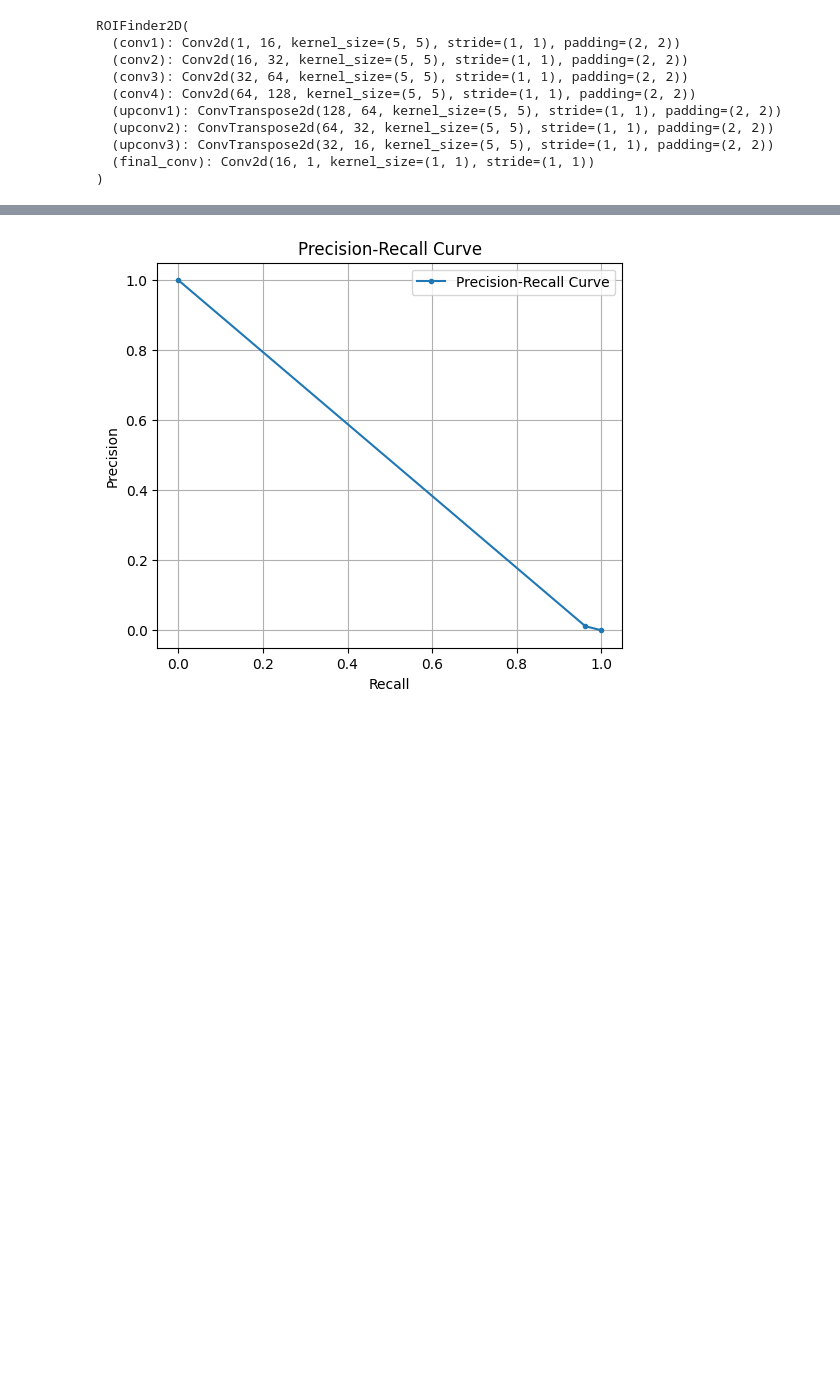
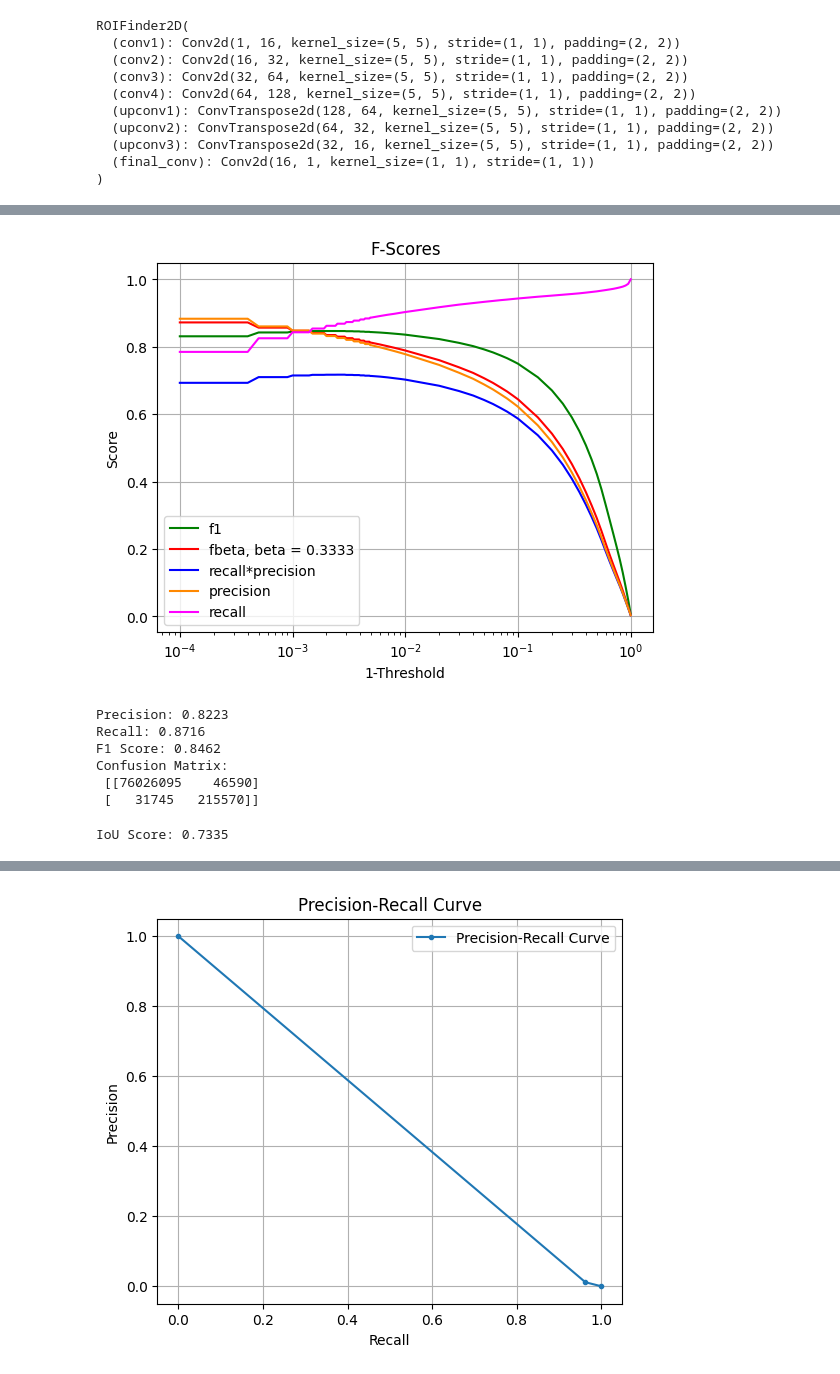
Before and after one commit to mking99456/Ar39-CNN, a Jupyter notebook: Training_Notebook_2DCNN.ipynb, the cells around one changed output, grey strips where cells are left out. Saved outputs shown, nothing was run; the diff lists cells and outputs as text; code cells hidden in the pictures; blank space fills up the shorter version.

Commit message:
2D CNN has 85% efficiency and purity, Threshold Selection still 1D.

```diff
--- a/Training_Notebook_2DCNN.ipynb
+++ b/Training_Notebook_2DCNN.ipynb
@@ -466,12 +500,12 @@ Checkpoint saved at epoch 30
 #roi_finder.eval()
 #model.eval()
 
-save_dir = "/scratch/7DayLifetime/mking/03_25_2025_3/"
+save_dir = "/scratch/7DayLifetime/mking/04_04_2025_3/"
 checkpoint_path = save_dir+"roi_finder_checkpoint"
 checkpoint_path_extension=".pth"
 
 if os.path.exists(checkpoint_path + checkpoint_path_extension):
-    checkpoint = torch.load(checkpoint_path+"_30"+checkpoint_path_extension)
+    checkpoint = torch.load(checkpoint_path+"_min"+checkpoint_path_extension)
     model.load_state_dict(checkpoint['model_state_dict'])
 
 roi_finder = model
@@ -636,10 +669,12 @@ for threshold in thresholds:
 # %%
 precisions = np.array(precisions)
 recalls = np.array(recalls)
+f1s = np.array(f1s)
+fbetas = np.array(fbetas)
 
 #Save threshold,recall,precision in a CSV
-table=np.column_stack((thresholds,recalls,precisions))
-np.savetxt(save_dir+"ROC_curve.csv", table, delimiter=',', header="Threshold,Recall,Precision", comments="")
+table=np.column_stack((thresholds,recalls,precisions,f1s,fbetas))
+np.savetxt(save_dir+"ROC_curve.csv", table, delimiter=',', header="Threshold,Recall,Precision,F1,Fbeta", comments="")
 del table
 # %%
 import math
@@ -660,0 +696,15 @@ plt.show()
+# %%
+plt.figure()
+plt.semilogx(1-thresholds, f1s, c='g', markersize=10,label="f1")
+plt.semilogx(1-thresholds, fbetas, c='r', markersize=10,label="fbeta, beta = 0.3333")
+plt.semilogx(1-thresholds, precisions*recalls, c='b', markersize=10,label="recall*precision")
+plt.semilogx(1-thresholds, precisions, c='#FF8800', markersize=10,label="precision")
+plt.semilogx(1-thresholds, recalls, c='#FF00FF', markersize=10,label="recall")
+plt.xlabel('1-Threshold')
+plt.ylabel('Score')
+plt.title('F-Scores')
+plt.legend()
+plt.grid()
+plt.show()
+# %% [output]
+[figure, added]
@@ -661,3 +737,44 @@ plt.show()
+# %%
+from sklearn.metrics import precision_recall_curve, confusion_matrix, f1_score, precision_score, recall_score
+
+precision = precision_score(y_true_flat, y_pred_flat)
+recall = recall_score(y_true_flat, y_pred_flat)
+f1 = f1_score(y_true_flat, y_pred_flat)
+
+print(f"Precision: {precision:.4f}")
+print(f"Recall: {recall:.4f}")
+print(f"F1 Score: {f1:.4f}")
+
+# Confusion Matrix
+cm = confusion_matrix(y_true_flat, y_pred_flat)
+
+print("Confusion Matrix:\n", cm)
+
+#Write this to an output file
+with open(save_dir+"training_results.txt", 'a') as output:
+    output.write(f"Precision: {precision:.4f}"+'\n')
+    output.write(f"Recall: {recall:.4f}"+'\n')
+    output.write(f"F1 Score: {f1:.4f}"+'\n')
+    output.write("Confusion Matrix"+'\n')
+    output.write('\n'.join('\t'.join('%0.3f' %x for x in y) for y in cm))
+    output.write('\n')
+# %% [output]
+Precision: 0.8223
+Recall: 0.8716
+F1 Score: 0.8462
+Confusion Matrix:
+ [[76026095    46590]
+ [   31745   215570]]
+# %%
+def iou(y_true, y_pred):
+    intersection = np.logical_and(y_true, y_pred).sum()
+    union = np.logical_or(y_true, y_pred).sum()
+    return intersection / union if union > 0 else 0
+
+iou_score = iou(y_true_flat, y_pred_flat)
+print(f"IoU Score: {iou_score:.4f}")
+# %% [output]
+IoU Score: 0.7335
 # %%
 ## Visualize evaluation ##
 # %%
```
Also changed, not shown: parts of 19 cells of this notebook, 3 other files.
